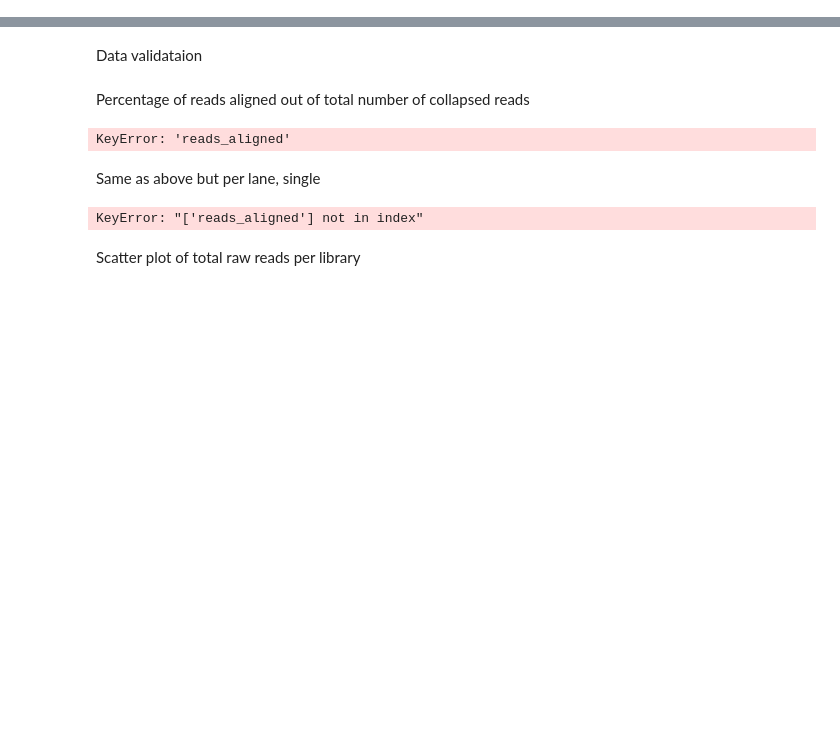
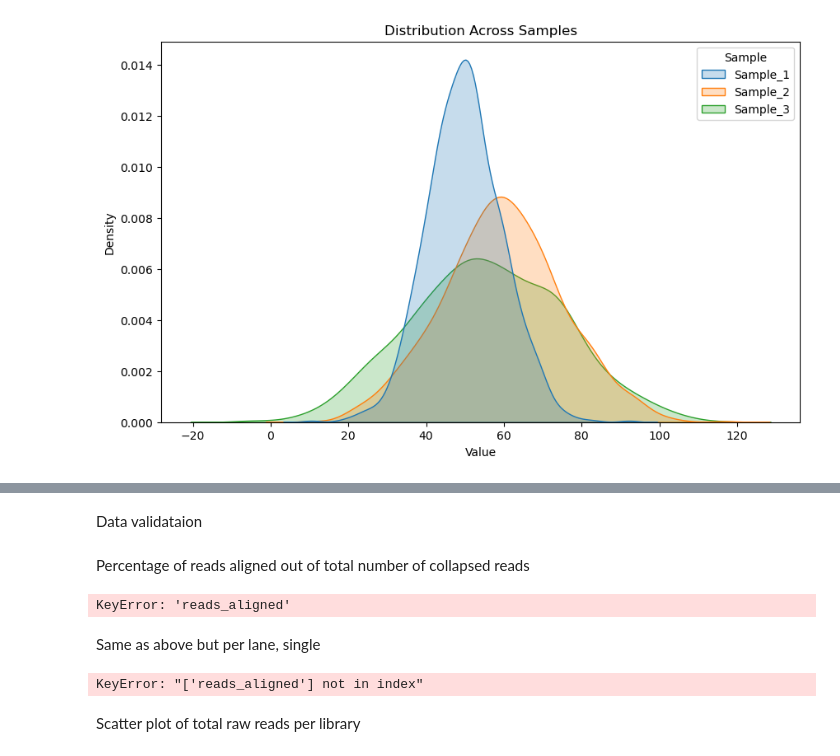
Before and after one commit to magnujo/gg-metadatabase-ui, a Jupyter notebook: illumina_data_analysis/multiqc_plots.ipynb, the cells around one changed output, grey strips where cells are left out. Saved outputs shown, nothing was run; the diff lists cells and outputs as text; code cells hidden in the pictures; blank space fills up the shorter version.

```diff
--- a/illumina_data_analysis/multiqc_plots.ipynb
+++ b/illumina_data_analysis/multiqc_plots.ipynb
@@ -16,0 +19,11 @@ from plotly.subplots import make_subplots
+# %%
+sample_data = {
+    "Sample_1": np.random.normal(50, 10, 1000),
+    "Sample_2": np.random.normal(60, 15, 1000),
+    "Sample_3": np.random.normal(55, 20, 1000)
+}
+
+# Convert data to long format for seaborn
+data_long = pd.DataFrame(sample_data)
+
+data_long
@@ -16,0 +44,2 @@ from plotly.subplots import make_subplots
+# %%
+data_long = data_long.melt(var_name="Sample", value_name="Value")
@@ -16,0 +79,12 @@ from plotly.subplots import make_subplots
+# %%
+
+
+# Plot the distributions
+plt.figure(figsize=(10, 6))
+sns.kdeplot(data=data_long, x="Value", hue="Sample", fill=True)
+plt.title("Distribution Across Samples")
+plt.xlabel("Value")
+plt.ylabel("Density")
+plt.show()
+# %% [output]
+[figure, added]
```
Also changed, not shown: parts of 25 cells of this notebook.
